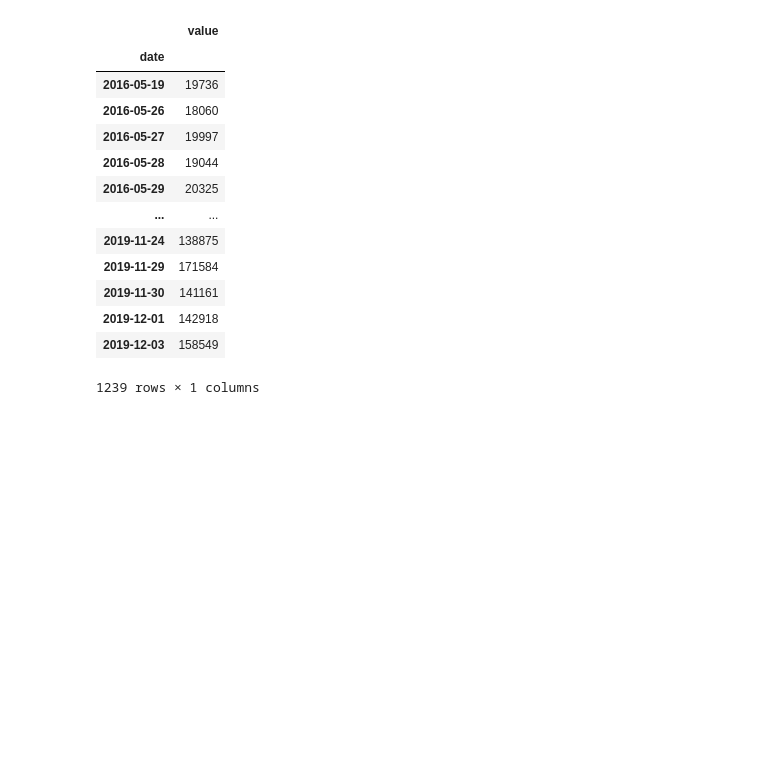
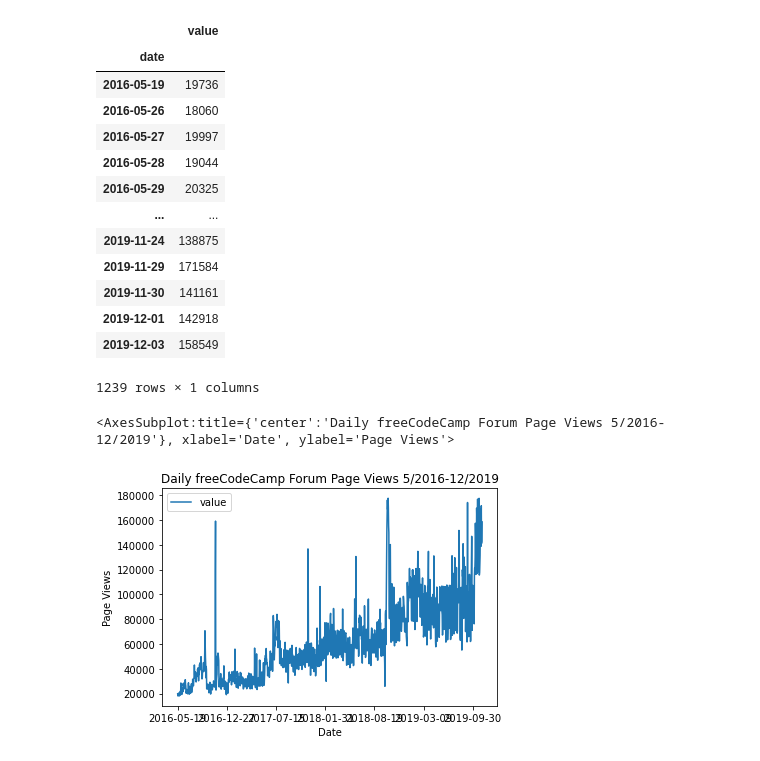
Before and after one commit to jmacdonald2010/page-view-time-series-visualizer, a Jupyter notebook: sketches.ipynb, the cells around one changed output. Saved outputs shown, nothing was run; the diff lists cells and outputs as text; code cells hidden in the pictures; blank space fills up the shorter version.

Commit message:
03/25/2021 19:22 | line plot added

```diff
--- a/sketches.ipynb
+++ b/sketches.ipynb
@@ -31,3 +32,9 @@ df
 | 2019-12-01 | 142918 |
 | 2019-12-03 | 158549 |
 1239 rows × 1 columns
+# %%
+# draw line plot
+df.plot(y='value', title='Daily freeCodeCamp Forum Page Views 5/2016-12/2019', xlabel='Date', ylabel='Page Views')
+# %% [output]
+<AxesSubplot:title={'center':'Daily freeCodeCamp Forum Page Views 5/2016-12/2019'}, xlabel='Date', ylabel='Page Views'>
+[figure, added]
```
Also changed, not shown: parts of 1 cell of this notebook, 5 other files.
